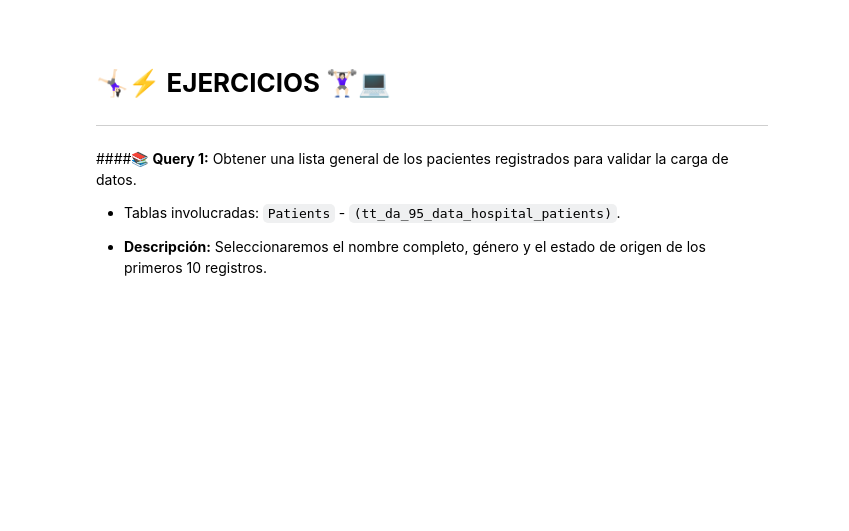
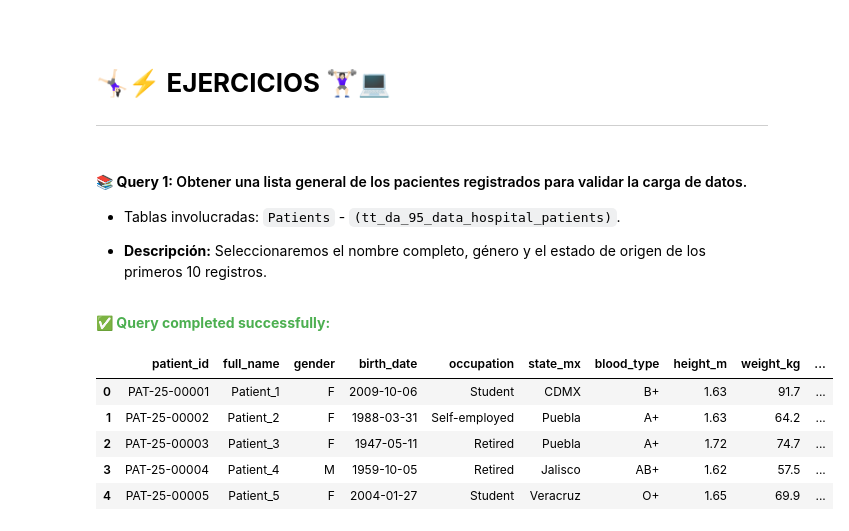
Before and after one commit to hectorhormazabal-tt/TT-SQL-DA-95, a Jupyter notebook: TT_DA_95_SPRINT_3_SQL_WORK_ENVIROMENT.ipynb, the cells around one changed output. Saved outputs shown, nothing was run; the diff lists cells and outputs as text; code cells hidden in the pictures; blank space fills up the shorter version.

```diff
--- a/TT_DA_95_SPRINT_3_SQL_WORK_ENVIROMENT.ipynb
+++ b/TT_DA_95_SPRINT_3_SQL_WORK_ENVIROMENT.ipynb
@@ -282,8 +313,19 @@ WHERE gender IS NULL
 # 🤸🏻‍♀️⚡ __EJERCICIOS__ 🏋🏻‍♀️💻
 ---
 # %% [markdown]
-####📚 __Query 1:__ Obtener una lista general de los pacientes registrados para validar la carga de datos.
+#### 📚 __Query 1:__ Obtener una lista general de los pacientes registrados para validar la carga de datos.
 
 * Tablas involucradas: <code>Patients</code> - <code>(tt_da_95_data_hospital_patients)</code>.
 
 * __Descripción:__ Seleccionaremos el nombre completo, género y el estado de origen de los primeros 10 registros.
+# %%
+%%sql
+SELECT * FROM tt_da_95_data_hospital_patients LIMIT 5
+# %% [output]
+✅ Query completed successfully:
+|  | patient_id | full_name | gender | birth_date | occupation | state_mx | blood_type | height_m | weight_kg | ... |
+| 0 | PAT-25-00001 | Patient_1 | F | 2009-10-06 | Student | CDMX | B+ | 1.63 | 91.7 | ... |
+| 1 | PAT-25-00002 | Patient_2 | F | 1988-03-31 | Self-employed | Puebla | A+ | 1.63 | 64.2 | ... |
+| 2 | PAT-25-00003 | Patient_3 | F | 1947-05-11 | Retired | Puebla | A+ | 1.72 | 74.7 | ... |
+| 3 | PAT-25-00004 | Patient_4 | M | 1959-10-05 | Retired | Jalisco | AB+ | 1.62 | 57.5 | ... |
+| 4 | PAT-25-00005 | Patient_5 | F | 2004-01-27 | Student | Veracruz | O+ | 1.65 | 69.9 | ... |
```
Also changed, not shown: parts of 56 cells of this notebook.
